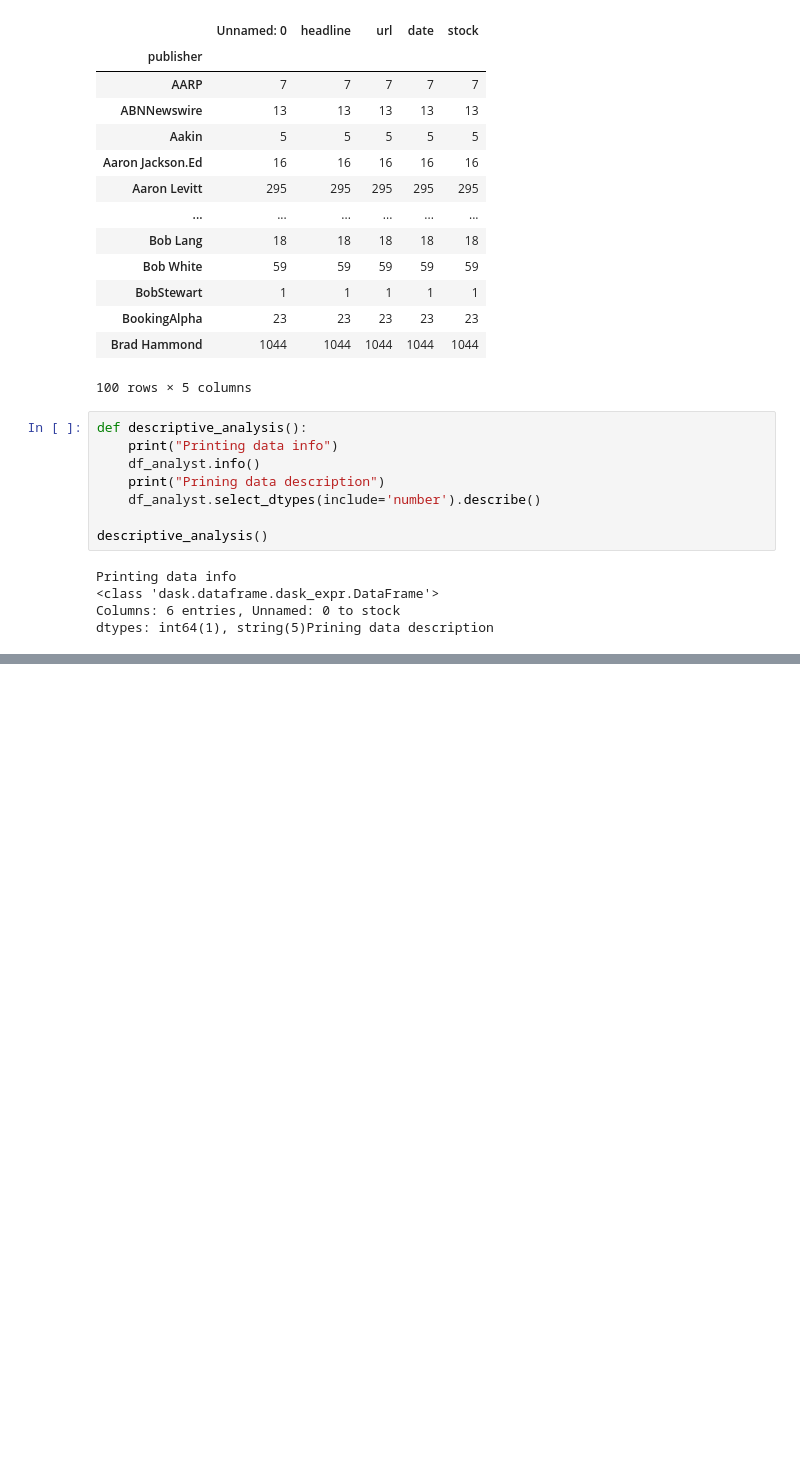
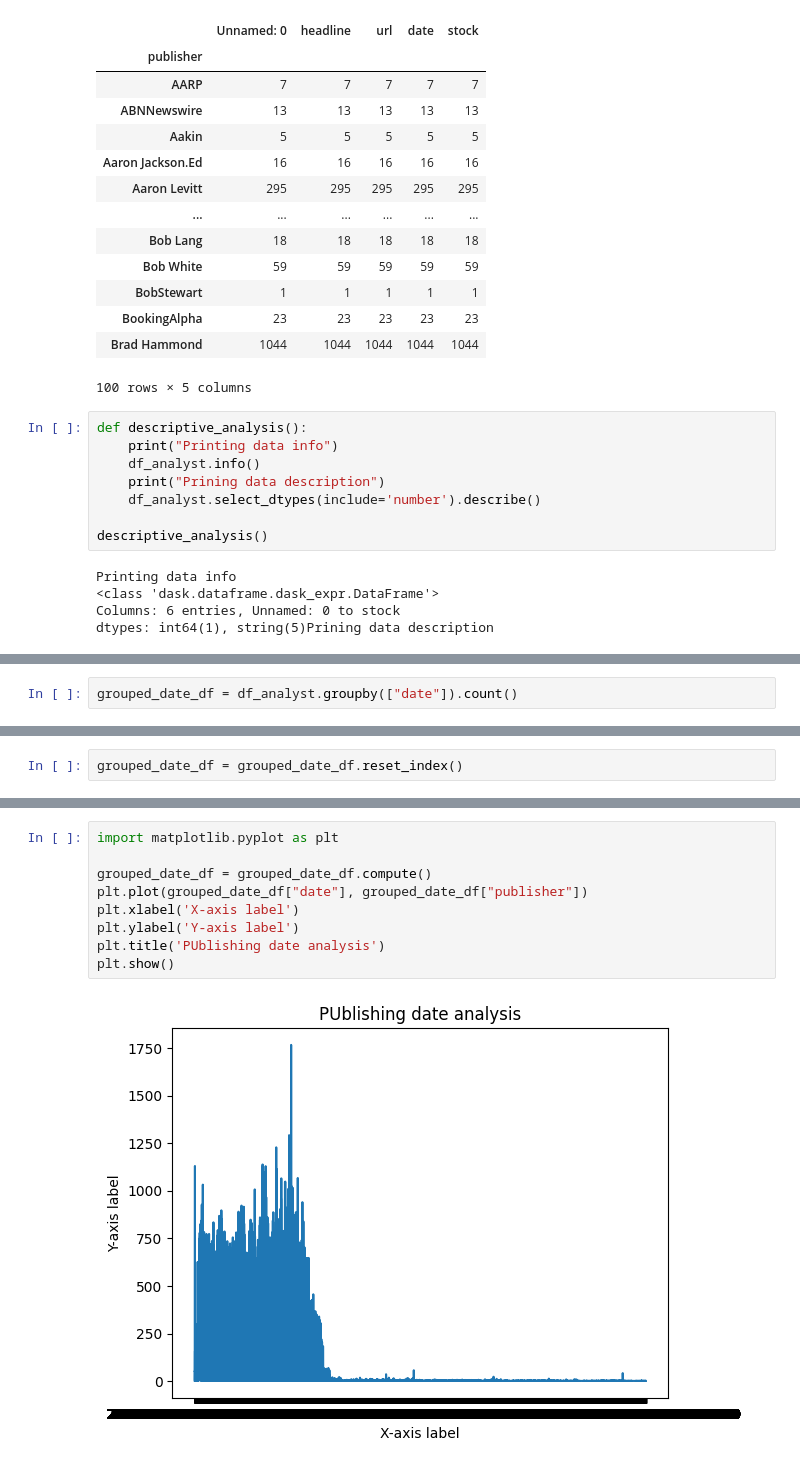
Before and after one commit to Reid-T-W/price-movement-with-news-sentiment, a Jupyter notebook: notebooks/stock-market.ipynb, the cells around one changed output, grey strips where cells are left out. Saved outputs shown, nothing was run; the diff lists cells and outputs as text; blank space fills up the shorter version.

```diff
--- a/notebooks/stock-market.ipynb
+++ b/notebooks/stock-market.ipynb
@@ -102,0 +107,2 @@ dtypes: int64(1), string(5)Prining data description
+# %%
+grouped_date_df = df_analyst.groupby(["date"]).count()
@@ -102,0 +119,2 @@ dtypes: int64(1), string(5)Prining data description
+# %%
+grouped_date_df = grouped_date_df.reset_index()
@@ -102,0 +134,11 @@ dtypes: int64(1), string(5)Prining data description
+# %%
+import matplotlib.pyplot as plt
+
+grouped_date_df = grouped_date_df.compute()
+plt.plot(grouped_date_df["date"], grouped_date_df["publisher"])
+plt.xlabel('X-axis label')
+plt.ylabel('Y-axis label')
+plt.title('PUblishing date analysis')
+plt.show()
+# %% [output]
+[figure, added]
```
Also changed, not shown: parts of 15 cells of this notebook.
